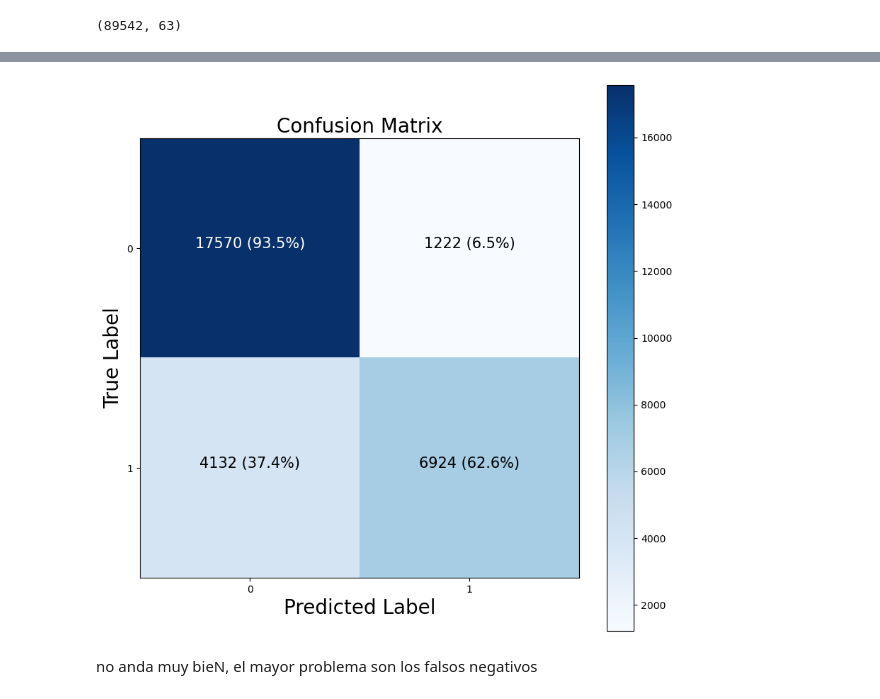
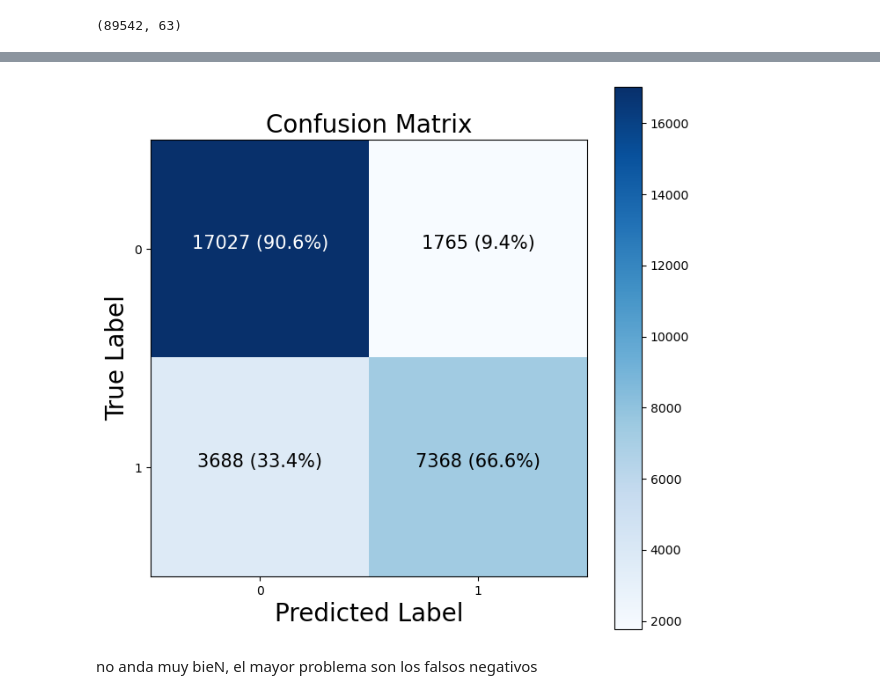
Before and after one commit to MNGARCIA085/IA---Study, a Jupyter notebook: S4 - Classification/Classification.ipynb, the cells around one changed output, grey strips where cells are left out. Drawn from its saved outputs; the diff is of its cells as text; code cells hidden in the pictures.

```diff
--- a/S4 - Classification/Classification.ipynb
+++ b/S4 - Classification/Classification.ipynb
@@ -271,8 +271,10 @@ early_stopping = keras.callbacks.EarlyStopping(
 
 history1 = simple_model.fit(
     X_train,y_train,
-    validation_data=(X_test,y_test),
+    #validation_data=(X_test,y_test),
+    validation_split=0.2,
     batch_size=512,
     epochs=20,
-    callbacks=[early_stopping]
+    callbacks=[early_stopping],
+    verbose=0
 )
@@ -333,52 +315,64 @@ y_preds = simple_model.predict(X_test)
 
 import itertools
 
-figsize = (10, 10)
+figsize = (8, 8)
 
-# Create the confusion matrix
-cm = confusion_matrix(y_test, tf.round(y_preds))
-cm_norm = cm.astype("float") / cm.sum(axis=1)[:, np.newaxis] # normalize our confusion matrix
-n_classes = cm.shape[0]
 
-# Let's prettify it
-fig, ax = plt.subplots(figsize=figsize)
-# Create a matrix plot
-cax = ax.matshow(cm, cmap=plt.cm.Blues)
-fig.colorbar(cax)
 
-# Create classes
-classes = False
 
-if classes:
-  labels = classes
-else:
-  labels = np.arange(cm.shape[0])
 
-# Label the axes
-ax.set(title="Confusion Matrix",
-   xlabel="Predicted Label",
-   ylabel="True Label",
-   xticks=np.arange(n_classes),
-   yticks=np.arange(n_classes),
-   xticklabels=labels,
-   yticklabels=labels)
+def plot_confusion_matrix(y_test,y_pred):
 
-# Set x-axis labels to bottom
-ax.xaxis.set_label_position("bottom")
-ax.xaxis.tick_bottom()
 
-# Adjust label size
-ax.yaxis.label.set_size(20)
-ax.xaxis.label.set_size(20)
-ax.title.set_size(20)
+    # Create the confusion matrix
+    cm = confusion_matrix(y_test,y_pred)
+    cm_norm = cm.astype("float") / cm.sum(axis=1)[:, np.newaxis] # normalize our confusion matrix
+    n_classes = cm.shape[0]
 
-# Set threshold for different colors
-threshold = (cm.max() + cm.min()) / 2.
+    # Let's prettify it
+    fig, ax = plt.subplots(figsize=figsize)
+    # Create a matrix plot
+    cax = ax.matshow(cm, cmap=plt.cm.Blues)
+    fig.colorbar(cax)
 
-# Plot the text on each cell
-for i, j in itertools.product(range(cm.shape[0]), range(cm.shape[1])):
-  plt.text(j, i, f"{cm[i, j]} ({cm_norm[i, j]*100:.1f}%)",
-       horizontalalignment="center",
-       color="white" if cm[i, j] > threshold else "black",
-       size=15)
+    # Create classes
+    classes = False
+
+    if classes:
+      labels = classes
+    else:
+      labels = np.arange(cm.shape[0])
+
+    # Label the axes
+    ax.set(title="Confusion Matrix",
+       xlabel="Predicted Label",
+       ylabel="True Label",
+       xticks=np.arange(n_classes),
+       yticks=np.arange(n_classes),
+       xticklabels=labels,
+       yticklabels=labels)
+
+    # Set x-axis labels to bottom
+    ax.xaxis.set_label_position("bottom")
+    ax.xaxis.tick_bottom()
+
+    # Adjust label size
+    ax.yaxis.label.set_size(20)
+    ax.xaxis.label.set_size(20)
+    ax.title.set_size(20)
+
+    # Set threshold for different colors
+    threshold = (cm.max() + cm.min()) / 2.
+
+    # Plot the text on each cell
+    for i, j in itertools.product(range(cm.shape[0]), range(cm.shape[1])):
+      plt.text(j, i, f"{cm[i, j]} ({cm_norm[i, j]*100:.1f}%)",
+           horizontalalignment="center",
+           color="white" if cm[i, j] > threshold else "black",
+           size=15)
+
+
+
+
+plot_confusion_matrix(y_test, tf.round(y_preds))
 # %% [output]
@@ -386,4 +380,4 @@ for i, j in itertools.product(range(cm.shape[0]), range(cm.shape[1])):
-[figure, old version]
+[figure, new version]
 # %% [markdown]
 no anda muy bieN, el mayor problema son los falsos negativos
 # %%
```
Also changed, not shown: parts of 17 cells of this notebook, 26 other files.
